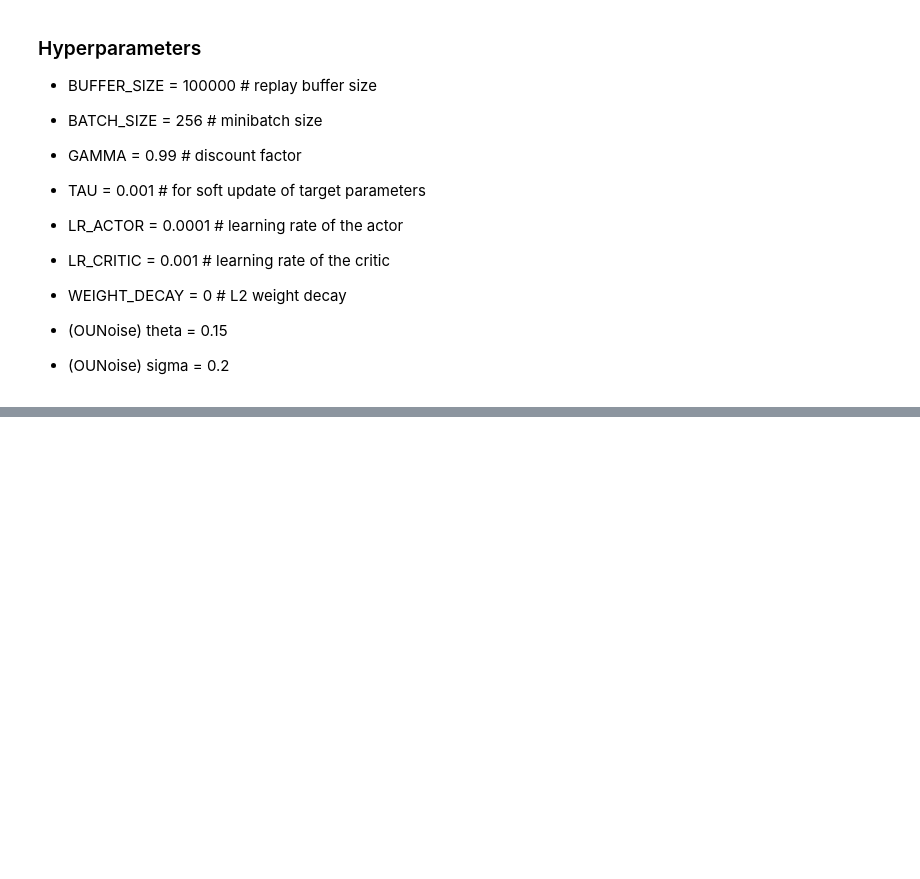
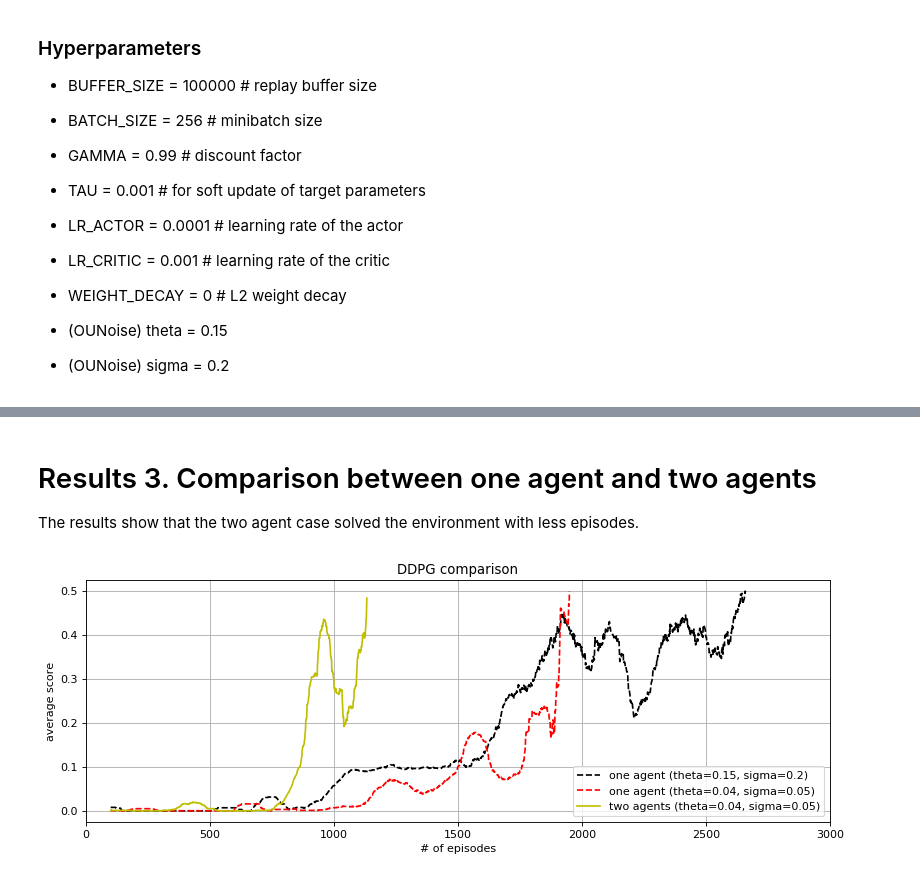
Before and after one commit to sejoon86/DRNLD_3rd_project, a Jupyter notebook: Report.ipynb, the cells around one changed output, grey strips where cells are left out. Cells and saved outputs as stored; diff of their text form; code cells hidden in the pictures; blank space fills up the shorter version.

```diff
--- a/Report.ipynb
+++ b/Report.ipynb
@@ -95,0 +132,17 @@ it took 1951 episodes for the DDPG agent to solve the problem
+# %% [markdown]
+# Results 3. Comparison between one agent and two agents
+
+The results show that the two agent case solved the environment with less episodes.
+# %%
+plt.figure(num=None, figsize=(12,4), dpi=80)
+plt.plot(avg_DDPG_score,'k--', label='one agent (theta=0.15, sigma=0.2)')
+plt.plot(avg_DDPG_score2,'r--', label='one agent (theta=0.04, sigma=0.05)')
+plt.plot(avg_DDPG_score3,'y-', label='two agents (theta=0.04, sigma=0.05)')
+plt.title('DDPG comparison')
+plt.xlabel('# of episodes')
+plt.ylabel('average score')
+plt.xlim([0, 3000])
+plt.legend()
+plt.grid()
+# %% [output]
+[figure, added]
```
Also changed, not shown: parts of 10 cells of this notebook.
